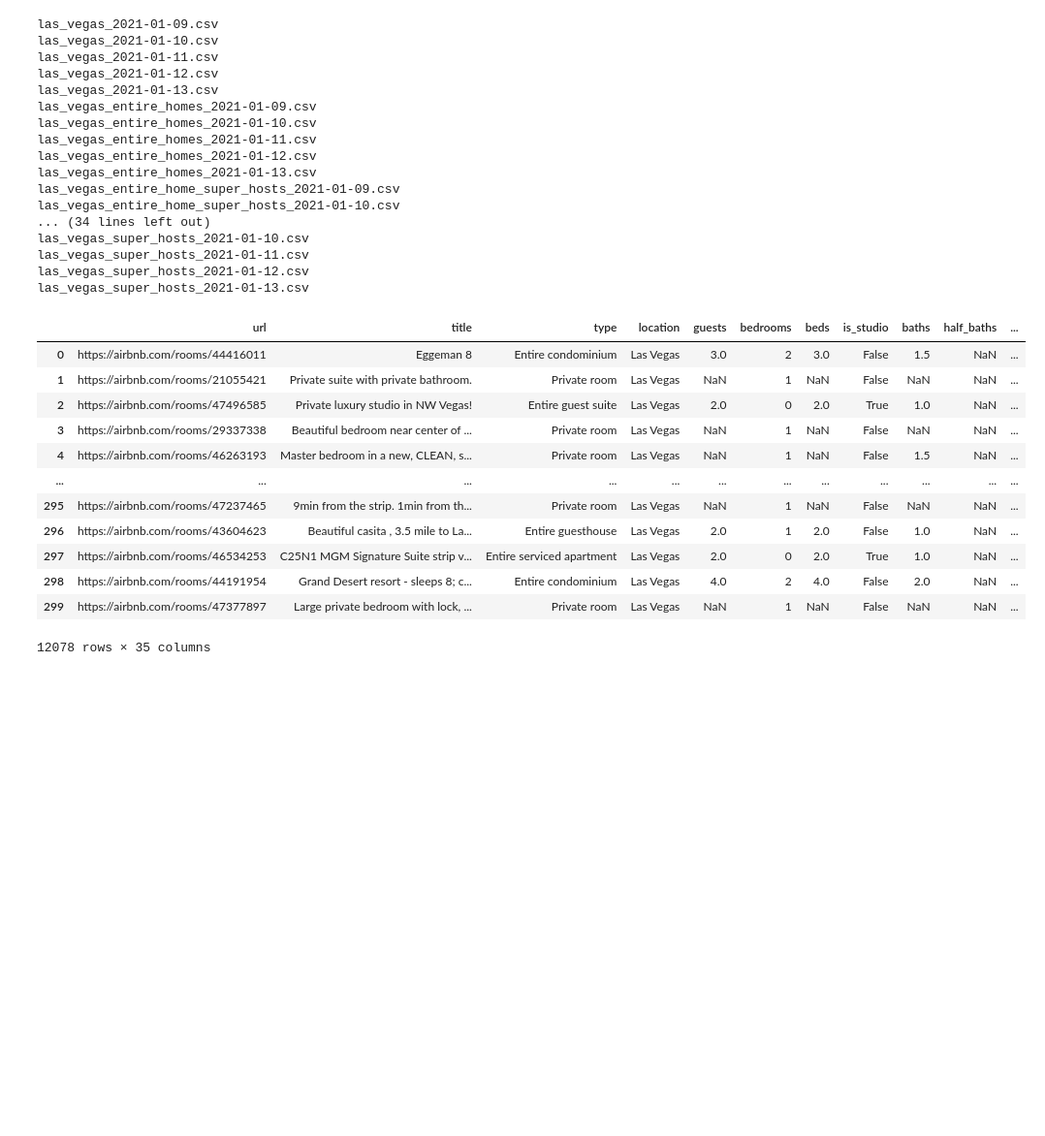
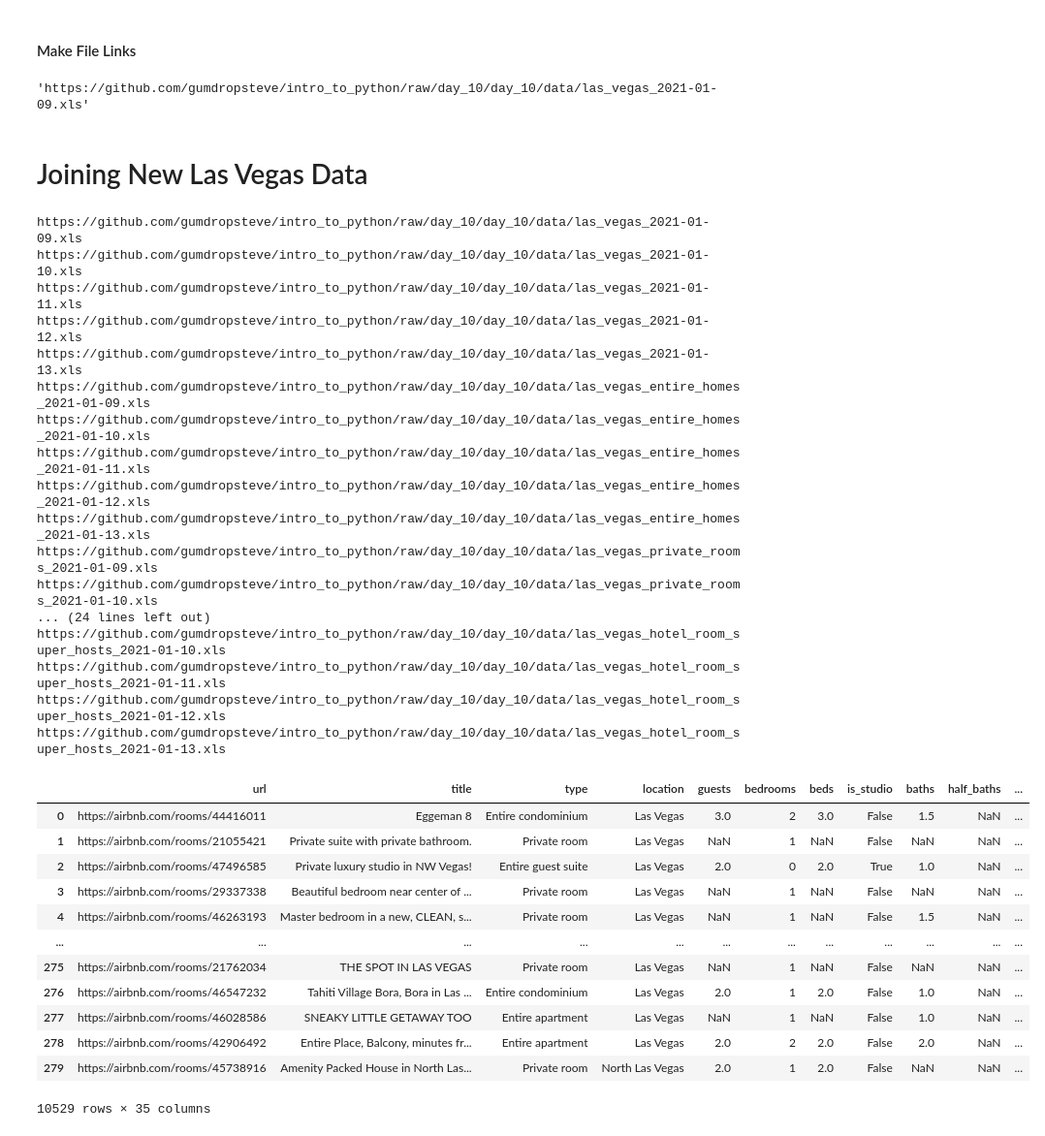
Before and after one commit to gumdropsteve/intro_to_python, a Jupyter notebook: day_10/00_combining_new_las_vegas_data.ipynb, the cells around one changed output. Shown: that part at 97% size. Saved outputs shown, nothing was run; the diff lists cells and outputs as text; code cells hidden in the pictures; blank space fills up the shorter version.

```diff
--- a/day_10/00_combining_new_las_vegas_data.ipynb
+++ b/day_10/00_combining_new_las_vegas_data.ipynb
@@ -1,8 +1,34 @@
+# %% [markdown]
+#### Make File Links
+# %%
+base_url = 'https://github.com/gumdropsteve/intro_to_python/raw/main/day_10/data/'
+
+locations = ['las_vegas']
+
+filters = ['', 'entire_homes', 'private_rooms', 'hotel_rooms',
+           'super_hosts', 'entire_home_super_hosts', 'private_room_super_hosts', 'hotel_room_super_hosts']
+
+dates = ['2021-01-09', '2021-01-10', '2021-01-11', '2021-01-12', '2021-01-13']
+
+urls = []
+for l in locations:
+    for f in filters:
+        for d in dates:
+            if f != '':
+                urls.append(f'{base_url}{l}_{f}_{d}.xls')
+            else:
+                urls.append(f'{base_url}{l}{f}_{d}.xls')
+# %%
+urls[0]
+# %% [output]
+'https://github.com/gumdropsteve/intro_to_python/raw/day_10/day_10/data/las_vegas_2021-01-09.xls'
+# %% [markdown]
+# Joining New Las Vegas Data
 # %%
 import os
 import pandas as pd
 
-files = os.listdir()
+files = urls
 
 df_exists = False
 
@@ -14,10 +40,10 @@ for i in range(len(files)):
             # check for og undated file
             if files[i] != 'las_vegas.csv':
                 # is this a csv file?
-                if files[i].split('.')[1] == 'csv':
+                if files[i].split('.')[2] == 'xls':
                     # was it created before the column changes?
                     if files[i].split('_')[-1].split('.')[0] >= '2021-01-09':
-                        print(files[i])
+                        # print(files[i])
                         # does the dataframe exist yet?
                         if df_exists:
                             # yes, so read in the new datframe
@@ -28,56 +54,56 @@ for i in range(len(files)):
                             _filter = files[i].replace(f'{files[i].split("_")[-1]}', '').replace('las_vegas_', '')
                             if _filter is not None:
                                 _filter = _filter[:len(_filter)-1]
                             new_df['filter'] = _filter
                             # and add the new dataframe to the bottom of the existing dataframe
                             df = pd.concat([df, new_df])
                         # no, the dataframe does not exist yet
                         else:
                             # create it by reading in the first file that has satasfied the above conditions
                             df = pd.read_csv(files[i])
                             # add the date information from the file name | las_vegas_entire_homes_2021-01-09.csv -> 2021-01-09
                             df['ds'] = files[i].split('_')[-1].split('.')[0]
                             # add filter info | las_vegas_entire_homes_2021-01-09.csv -> entire_homes
                             _filter = files[i].replace(f'{files[i].split("_")[-1]}', '').replace('las_vegas_', '')
                             if _filter is not None:
                                 _filter = _filter[:len(_filter)-1]
                             df['filter'] = _filter
                             # switch the record to reflect that the dataframe now exists
                             df_exists = True
 
 
 df
 # %% [output]
-las_vegas_2021-01-09.csv
-las_vegas_2021-01-10.csv
-las_vegas_2021-01-11.csv
-las_vegas_2021-01-12.csv
-las_vegas_2021-01-13.csv
-las_vegas_entire_homes_2021-01-09.csv
-las_vegas_entire_homes_2021-01-10.csv
-las_vegas_entire_homes_2021-01-11.csv
-las_vegas_entire_homes_2021-01-12.csv
-las_vegas_entire_homes_2021-01-13.csv
-las_vegas_entire_home_super_hosts_2021-01-09.csv
-las_vegas_entire_home_super_hosts_2021-01-10.csv
-... (34 lines left out)
-las_vegas_super_hosts_2021-01-10.csv
-las_vegas_super_hosts_2021-01-11.csv
-las_vegas_super_hosts_2021-01-12.csv
-las_vegas_super_hosts_2021-01-13.csv
+https://github.com/gumdropsteve/intro_to_python/raw/day_10/day_10/data/las_vegas_2021-01-09.xls
+https://github.com/gumdropsteve/intro_to_python/raw/day_10/day_10/data/las_vegas_2021-01-10.xls
+https://github.com/gumdropsteve/intro_to_python/raw/day_10/day_10/data/las_vegas_2021-01-11.xls
+https://github.com/gumdropsteve/intro_to_python/raw/day_10/day_10/data/las_vegas_2021-01-12.xls
+https://github.com/gumdropsteve/intro_to_python/raw/day_10/day_10/data/las_vegas_2021-01-13.xls
+https://github.com/gumdropsteve/intro_to_python/raw/day_10/day_10/data/las_vegas_entire_homes_2021-01-09.xls
+https://github.com/gumdropsteve/intro_to_python/raw/day_10/day_10/data/las_vegas_entire_homes_2021-01-10.xls
+https://github.com/gumdropsteve/intro_to_python/raw/day_10/day_10/data/las_vegas_entire_homes_2021-01-11.xls
+https://github.com/gumdropsteve/intro_to_python/raw/day_10/day_10/data/las_vegas_entire_homes_2021-01-12.xls
+https://github.com/gumdropsteve/intro_to_python/raw/day_10/day_10/data/las_vegas_entire_homes_2021-01-13.xls
+https://github.com/gumdropsteve/intro_to_python/raw/day_10/day_10/data/las_vegas_private_rooms_2021-01-09.xls
+https://github.com/gumdropsteve/intro_to_python/raw/day_10/day_10/data/las_vegas_private_rooms_2021-01-10.xls
+... (24 lines left out)
+https://github.com/gumdropsteve/intro_to_python/raw/day_10/day_10/data/las_vegas_hotel_room_super_hosts_2021-01-10.xls
+https://github.com/gumdropsteve/intro_to_python/raw/day_10/day_10/data/las_vegas_hotel_room_super_hosts_2021-01-11.xls
+https://github.com/gumdropsteve/intro_to_python/raw/day_10/day_10/data/las_vegas_hotel_room_super_hosts_2021-01-12.xls
+https://github.com/gumdropsteve/intro_to_python/raw/day_10/day_10/data/las_vegas_hotel_room_super_hosts_2021-01-13.xls
 |  | url | title | type | location | guests | bedrooms | beds | is_studio | baths | half_baths | ... |
 | 0 | https://airbnb.com/rooms/44416011 | Eggeman 8 | Entire condominium | Las Vegas | 3.0 | 2 | 3.0 | False | 1.5 | NaN | ... |
 | 1 | https://airbnb.com/rooms/21055421 | Private suite with private bathroom. | Private room | Las Vegas | NaN | 1 | NaN | False | NaN | NaN | ... |
 | 2 | https://airbnb.com/rooms/47496585 | Private luxury studio in NW Vegas! | Entire guest suite | Las Vegas | 2.0 | 0 | 2.0 | True | 1.0 | NaN | ... |
 | 3 | https://airbnb.com/rooms/29337338 | Beautiful bedroom near center of ... | Private room | Las Vegas | NaN | 1 | NaN | False | NaN | NaN | ... |
 | 4 | https://airbnb.com/rooms/46263193 | Master bedroom in a new, CLEAN, s... | Private room | Las Vegas | NaN | 1 | NaN | False | 1.5 | NaN | ... |
 | ... | ... | ... | ... | ... | ... | ... | ... | ... | ... | ... | ... |
-| 295 | https://airbnb.com/rooms/47237465 | 9min from the strip. 1min from th... | Private room | Las Vegas | NaN | 1 | NaN | False | NaN | NaN | ... |
-| 296 | https://airbnb.com/rooms/43604623 | Beautiful casita , 3.5 mile to La... | Entire guesthouse | Las Vegas | 2.0 | 1 | 2.0 | False | 1.0 | NaN | ... |
-| 297 | https://airbnb.com/rooms/46534253 | C25N1 MGM Signature Suite strip v... | Entire serviced apartment | Las Vegas | 2.0 | 0 | 2.0 | True | 1.0 | NaN | ... |
-| 298 | https://airbnb.com/rooms/44191954 | Grand Desert resort - sleeps 8; c... | Entire condominium | Las Vegas | 4.0 | 2 | 4.0 | False | 2.0 | NaN | ... |
-| 299 | https://airbnb.com/rooms/47377897 | Large private bedroom with lock, ... | Private room | Las Vegas | NaN | 1 | NaN | False | NaN | NaN | ... |
+| 275 | https://airbnb.com/rooms/21762034 | THE SPOT IN LAS VEGAS | Private room | Las Vegas | NaN | 1 | NaN | False | NaN | NaN | ... |
+| 276 | https://airbnb.com/rooms/46547232 | Tahiti Village Bora, Bora in Las ... | Entire condominium | Las Vegas | 2.0 | 1 | 2.0 | False | 1.0 | NaN | ... |
+| 277 | https://airbnb.com/rooms/46028586 | SNEAKY LITTLE GETAWAY TOO | Entire apartment | Las Vegas | NaN | 1 | NaN | False | 1.0 | NaN | ... |
+| 278 | https://airbnb.com/rooms/42906492 | Entire Place, Balcony, minutes fr... | Entire apartment | Las Vegas | 2.0 | 2 | 2.0 | False | 2.0 | NaN | ... |
+| 279 | https://airbnb.com/rooms/45738916 | Amenity Packed House in North Las... | Private room | North Las Vegas | 2.0 | 1 | 2.0 | False | NaN | NaN | ... |
-12078 rows × 35 columns
+10529 rows × 35 columns
 # %%
 df.info()
 # %% [output]
```
Also changed, not shown: parts of 4 cells of this notebook.
